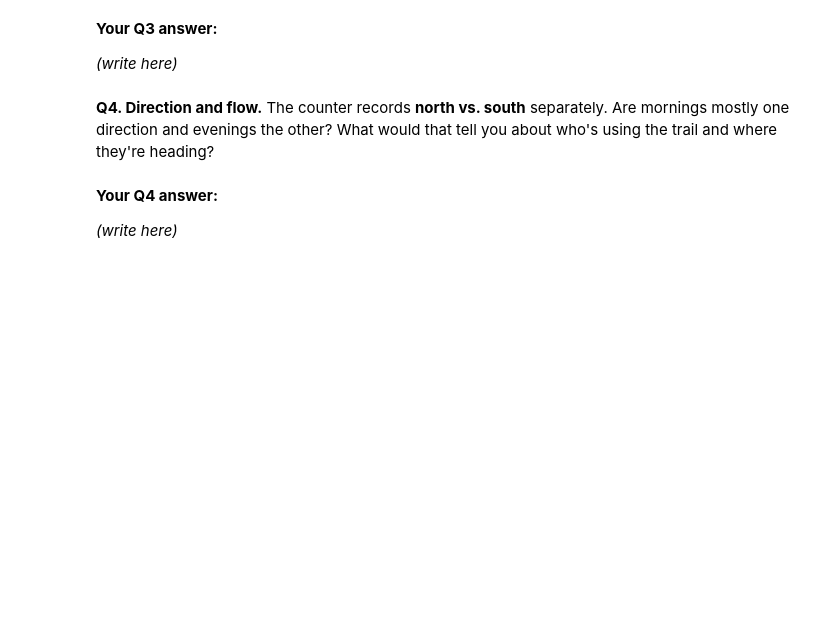
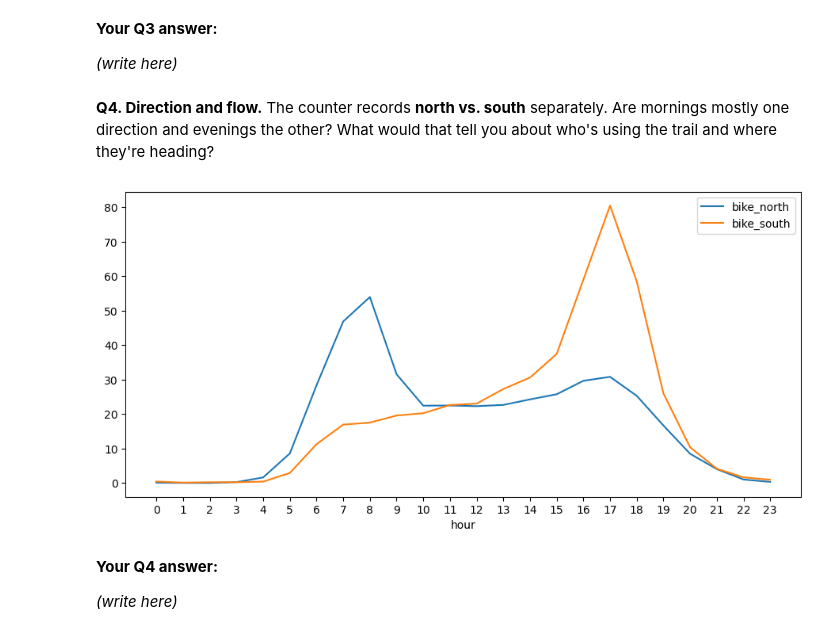
Before and after one commit to hannahh09/hcde-410, a Jupyter notebook: A1/A1.ipynb, the cells around one changed output. Drawn from its saved outputs; the diff is of its cells as text; code cells hidden in the pictures; blank space fills up the shorter version.

```diff
--- a/A1/A1.ipynb
+++ b/A1/A1.ipynb
@@ -169,7 +182,10 @@ Is there evidence people use the Burke-Gilman to *commute*, not just for fun? Co
 **Q4. Direction and flow.**
 The counter records **north vs. south** separately. Are mornings mostly one direction and evenings the other? What would that tell you about who's using the trail and where they're heading?
 # %%
-# Your code for Q4
+wk = df[~df["is_weekend"]].groupby("hour")[["bike_north","bike_south"]].mean()
+wk.plot(figsize=(11,5)); plt.xticks(range(24)); plt.show()
+# %% [output]
+[figure, added]
 # %% [markdown]
 **Your Q4 answer:**
 
```
Also changed, not shown: parts of 4 cells of this notebook.
